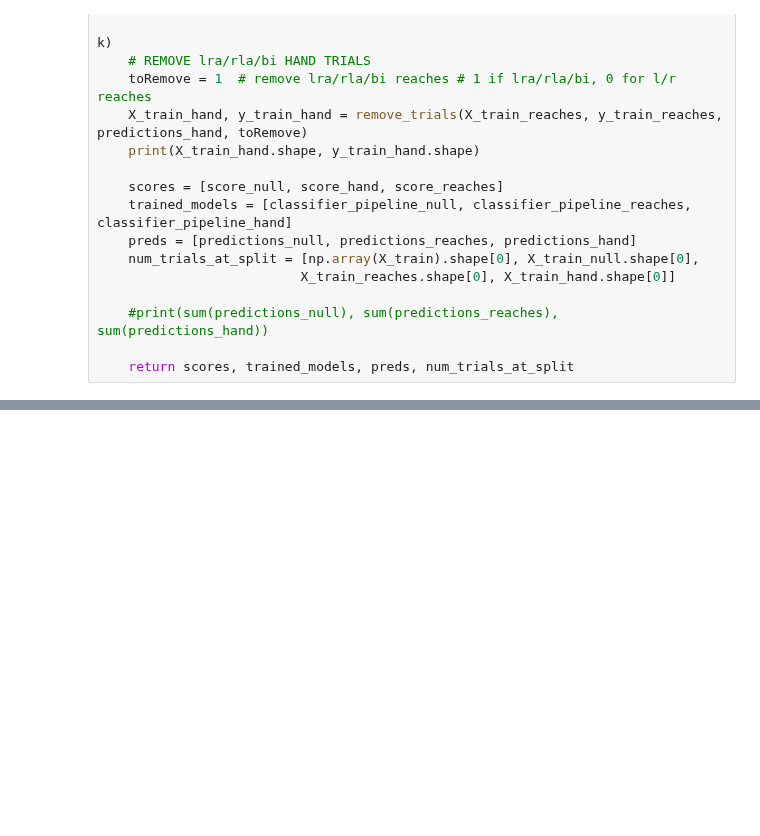
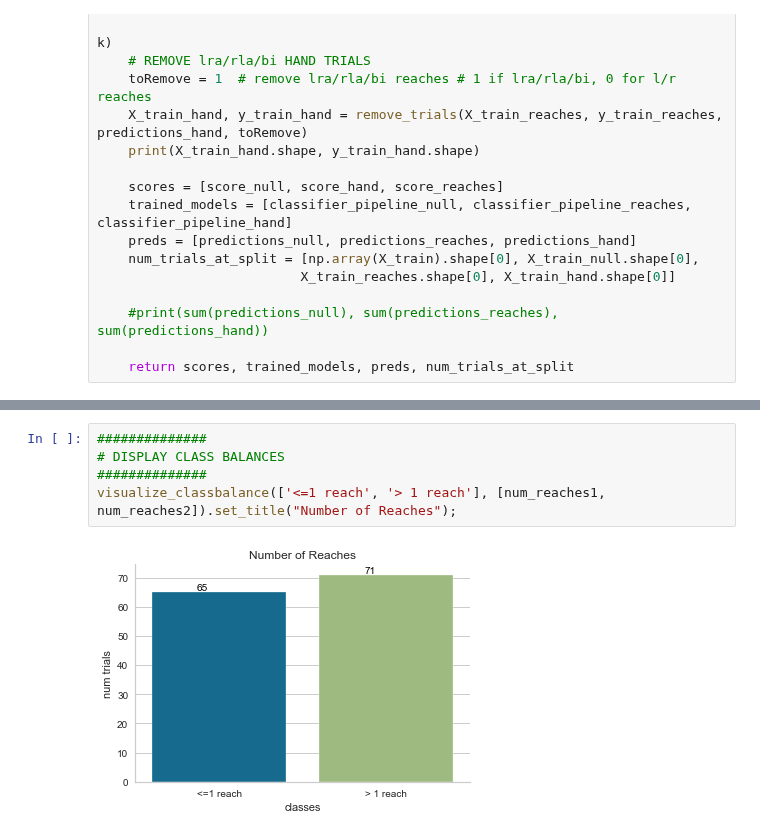
Before and after one commit to BouchardLab/ReachMaster, a Jupyter notebook: software/ReachSplitter/Trial_Classification_Workflow-classification-visualization_15.ipynb, the cells around one changed output, grey strips where cells are left out. Drawn from its saved outputs; the diff is of its cells as text; blank space fills up the shorter version.

```diff
--- a/software/ReachSplitter/Trial_Classification_Workflow-classification-visualization_15.ipynb
+++ b/software/ReachSplitter/Trial_Classification_Workflow-classification-visualization_15.ipynb
@@ -210,0 +245,7 @@ scores, trained_models, preds, num_trials_at_split
+# %%
+##############
+# DISPLAY CLASS BALANCES
+##############
+visualize_classbalance(['<=1 reach', '> 1 reach'], [num_reaches1, num_reaches2]).set_title("Number of Reaches");
+# %% [output]
+[figure, added]
```
Also changed, not shown: parts of 4 cells of this notebook.
